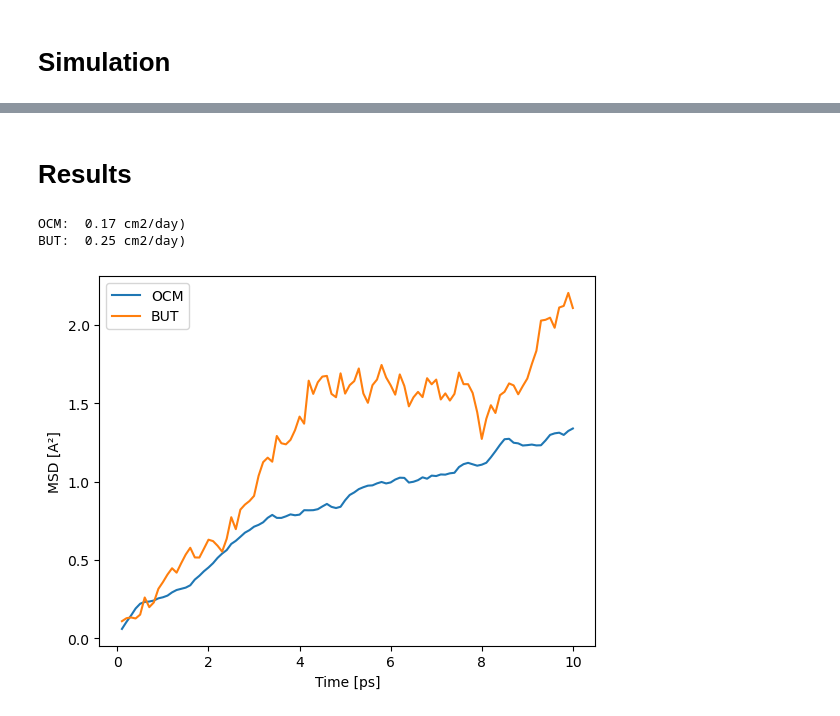
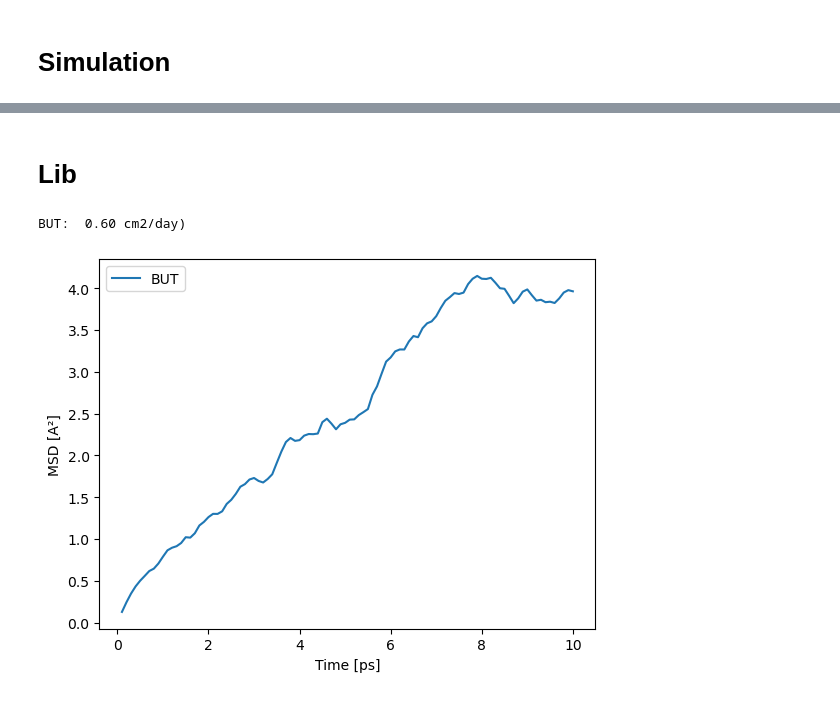
Before and after one commit to EnglishBeach/MolecularModeling, a Jupyter notebook: Find_D/D.ipynb, the cells around one changed output, grey strips where cells are left out. Drawn from its saved outputs; the diff is of its cells as text; code cells hidden in the pictures.

Commit message:
simulator done

```diff
--- a/Find_D/D.ipynb
+++ b/Find_D/D.ipynb
@@ -322,2 +322,2 @@ Product
 # %% [markdown]
-# Results
+# Lib
@@ -323,0 +329,6 @@ Product
+# %%
+box = simulator.Box.load("boxes/box_butanol_100_1000.json")
+box.parametrize()
+box.minimaze()
+# %%
+simulation,reporter = simulator.create_simulation(box)
@@ -324,17 +340,16 @@ Product
 # %%
-df = msdReporter.df
+df = reporter.df
 
 for mol_type in list(df.columns)[1:]:
     linear_model = linregress(df['Time'], df[mol_type])
     slope = linear_model.slope
     plt.plot(df['Time']*10**12, df[mol_type]*10**16,label=mol_type)
     D = slope / 6*24*60*60
     print(f'{mol_type}: {D: >5.2f} cm2/day)')
 
 plt.xlabel('Time [ps]')
 plt.ylabel('MSD [A²]')
 plt.legend();
 # %% [output]
-OCM:  0.17 cm2/day)
-BUT:  0.25 cm2/day)
+BUT:  0.60 cm2/day)
-[figure, old version]
+[figure, new version]
```
Also changed, not shown: parts of 14 cells of this notebook, 4 other files.
